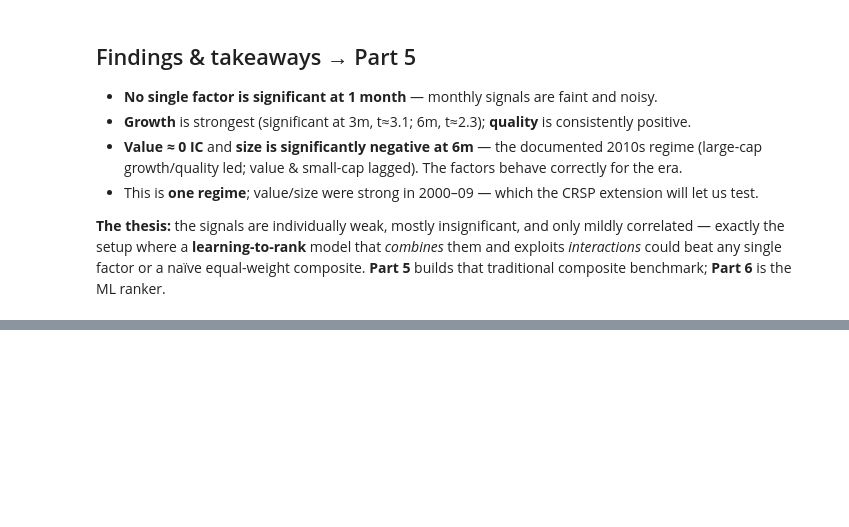
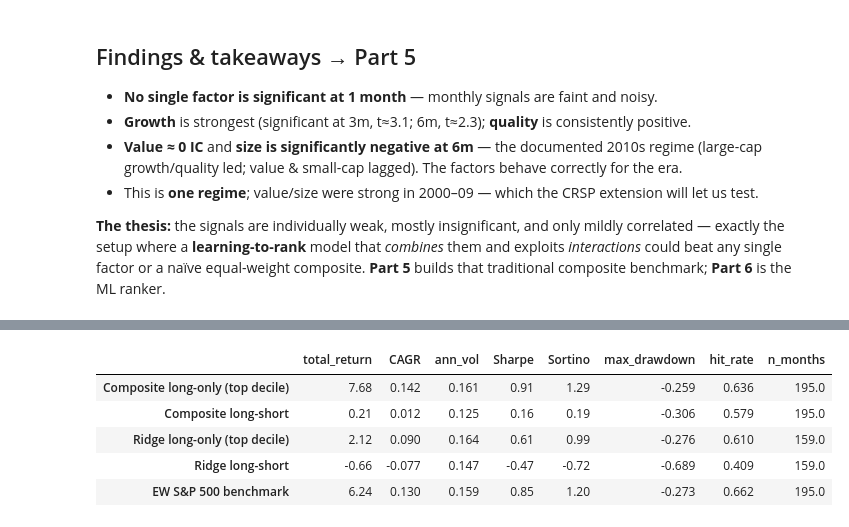
Before and after one commit to Taff1887/quant-factor-ranking, a Jupyter notebook: notebooks/research.ipynb, the cells around one changed output, grey strips where cells are left out. Cells and saved outputs as stored; diff of their text form; code cells hidden in the pictures; blank space fills up the shorter version.

```diff
--- a/notebooks/research.ipynb
+++ b/notebooks/research.ipynb
@@ -357,0 +368,11 @@ composite benchmark; **Part 6** is the ML ranker.
+# %%
+perf = pd.read_csv(PROJECT_ROOT / 'reports' / 'baseline_performance.csv', index_col=0)
+perf.round({'total_return': 2, 'CAGR': 3, 'ann_vol': 3, 'Sharpe': 2,
+            'Sortino': 2, 'max_drawdown': 3, 'hit_rate': 3, 'n_months': 0})
+# %% [output]
+|  | total_return | CAGR | ann_vol | Sharpe | Sortino | max_drawdown | hit_rate | n_months |
+| Composite long-only (top decile) | 7.68 | 0.142 | 0.161 | 0.91 | 1.29 | -0.259 | 0.636 | 195.0 |
+| Composite long-short | 0.21 | 0.012 | 0.125 | 0.16 | 0.19 | -0.306 | 0.579 | 195.0 |
+| Ridge long-only (top decile) | 2.12 | 0.090 | 0.164 | 0.61 | 0.99 | -0.276 | 0.610 | 159.0 |
+| Ridge long-short | -0.66 | -0.077 | 0.147 | -0.47 | -0.72 | -0.689 | 0.409 | 159.0 |
+| EW S&P 500 benchmark | 6.24 | 0.130 | 0.159 | 0.85 | 1.20 | -0.273 | 0.662 | 195.0 |
```
Also changed, not shown: parts of 9 cells of this notebook.
